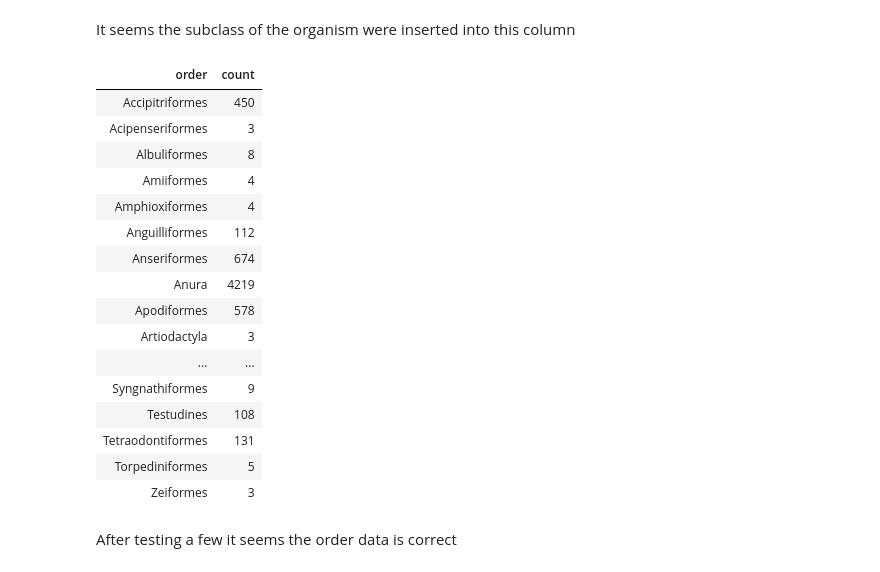
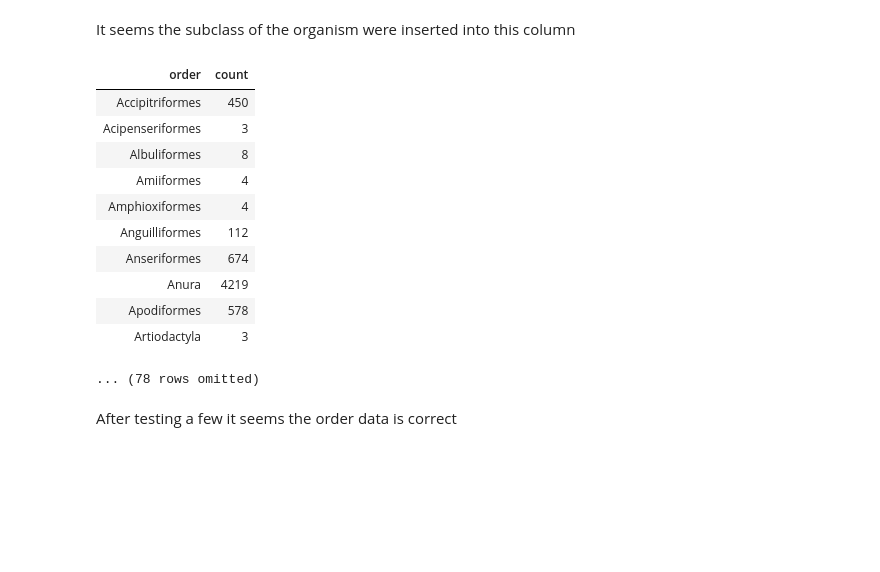
Before and after one commit to Jesseswoo/vertnet_explore, a Jupyter notebook: code/1_Obtaining_Vertnet_Data.ipynb, the cells around one changed output. Drawn from its saved outputs; the diff is of its cells as text; code cells hidden in the pictures; blank space fills up the shorter version.

```diff
--- a/code/1_Obtaining_Vertnet_Data.ipynb
+++ b/code/1_Obtaining_Vertnet_Data.ipynb
@@ -170,25 +170,20 @@ Vertebrates.group("class").show()
 # %% [markdown]
 It seems the subclass of the organism were inserted into this column
 # %%
-Vertebrates.group("order").show()
+Vertebrates.group("order")
 # %% [output]
 | order | count |
 | Accipitriformes | 450 |
 | Acipenseriformes | 3 |
 | Albuliformes | 8 |
 | Amiiformes | 4 |
 | Amphioxiformes | 4 |
 | Anguilliformes | 112 |
 | Anseriformes | 674 |
 | Anura | 4219 |
 | Apodiformes | 578 |
 | Artiodactyla | 3 |
-| ... | ... |
-| Syngnathiformes | 9 |
-| Testudines | 108 |
-| Tetraodontiformes | 131 |
-| Torpediniformes | 5 |
-| Zeiformes | 3 |
+... (78 rows omitted)
 # %% [markdown]
 After testing a few it seems the order data is correct
 # %% [markdown]
```
